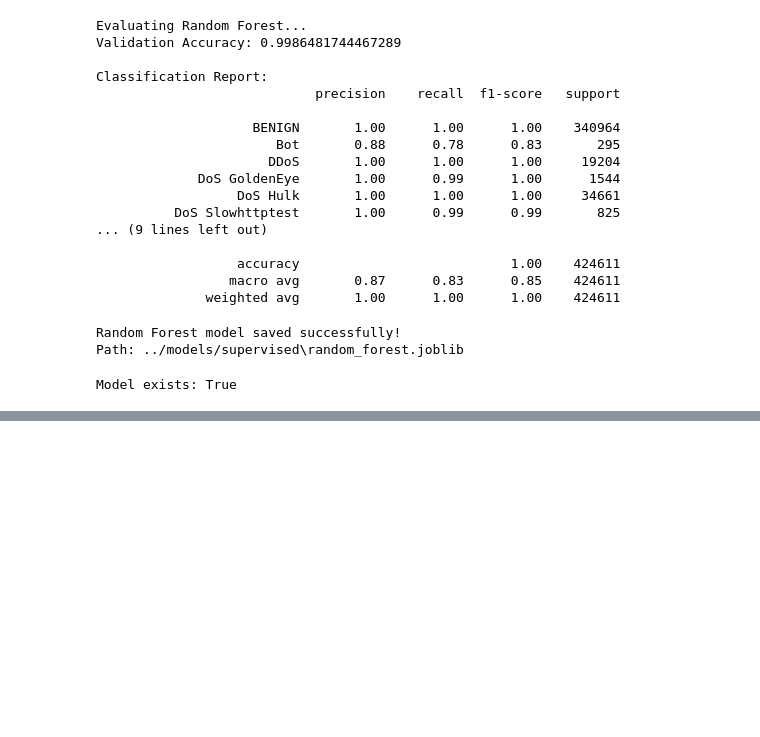
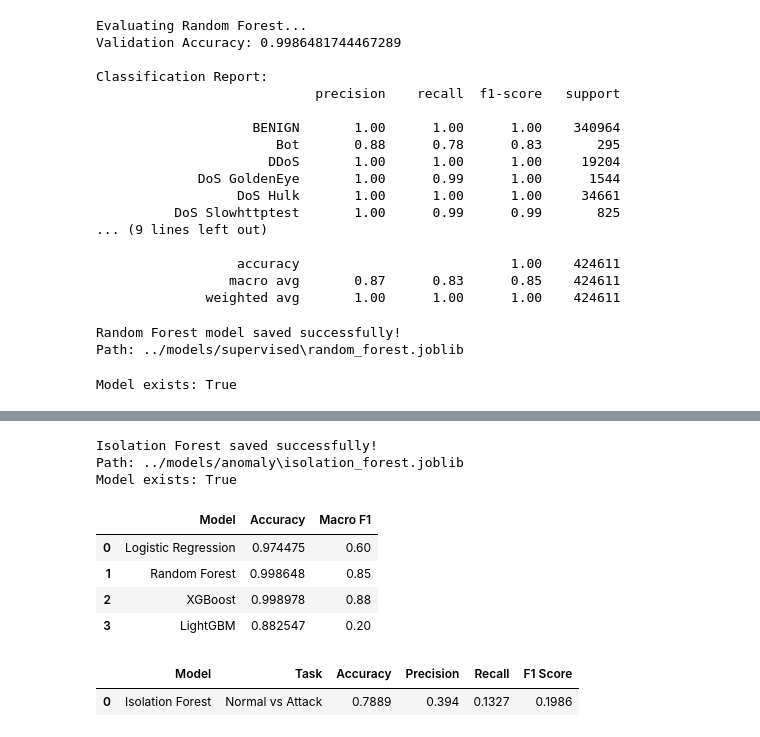
Before and after one commit to URK24CS1080/NIDS-NEW, a Jupyter notebook: notebooks/05_model_training.ipynb, the cells around one changed output, grey strips where cells are left out. Saved outputs shown, nothing was run; the diff lists cells and outputs as text; code cells hidden in the pictures; blank space fills up the shorter version.

Commit message:
Complete model training phase

```diff
--- a/notebooks/05_model_training.ipynb
+++ b/notebooks/05_model_training.ipynb
@@ -316,0 +795,68 @@ Model exists: True
+# %%
+import os
+import joblib
+
+MODEL_DIR = "../models/anomaly"
+
+os.makedirs(MODEL_DIR, exist_ok=True)
+
+isolation_path = os.path.join(
+    MODEL_DIR,
+    "isolation_forest.joblib"
+)
+
+joblib.dump(
+    isolation_forest,
+    isolation_path
+)
+
+print("Isolation Forest saved successfully!")
+print("Path:", isolation_path)
+print("Model exists:", os.path.exists(isolation_path))
+# %% [output]
+Isolation Forest saved successfully!
+Path: ../models/anomaly\isolation_forest.joblib
+Model exists: True
+# %%
+model_comparison = pd.DataFrame({
+    "Model": [
+        "Logistic Regression",
+        "Random Forest",
+        "XGBoost",
+        "LightGBM"
+    ],
+    "Accuracy": [
+        0.974475,
+        0.998648,
+        0.998978,
+        0.882547
+    ],
+    "Macro F1": [
+        0.60,
+        0.85,
+        0.88,
+        0.20
+    ]
+})
+
+model_comparison
+# %% [output]
+|  | Model | Accuracy | Macro F1 |
+| 0 | Logistic Regression | 0.974475 | 0.60 |
+| 1 | Random Forest | 0.998648 | 0.85 |
+| 2 | XGBoost | 0.998978 | 0.88 |
+| 3 | LightGBM | 0.882547 | 0.20 |
+# %%
+anomaly_comparison = pd.DataFrame({
+    "Model": ["Isolation Forest"],
+    "Task": ["Normal vs Attack"],
+    "Accuracy": [0.7889],
+    "Precision": [0.3940],
+    "Recall": [0.1327],
+    "F1 Score": [0.1986]
+})
+
+anomaly_comparison
+# %% [output]
+|  | Model | Task | Accuracy | Precision | Recall | F1 Score |
+| 0 | Isolation Forest | Normal vs Attack | 0.7889 | 0.394 | 0.1327 | 0.1986 |
```
Also changed, not shown: parts of 22 cells of this notebook.
